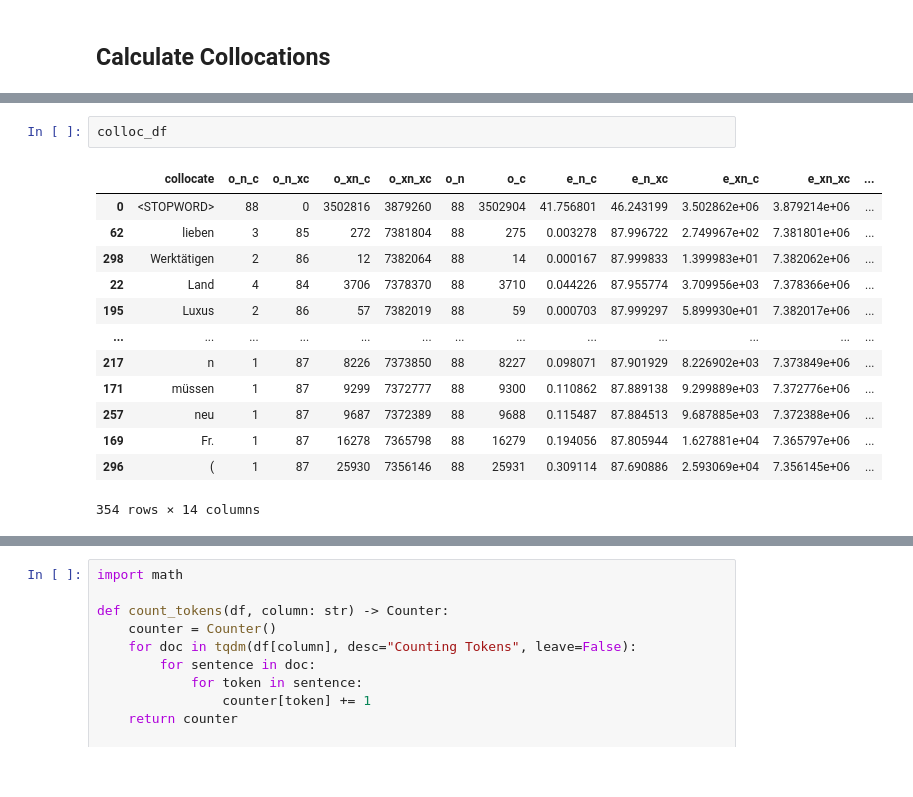
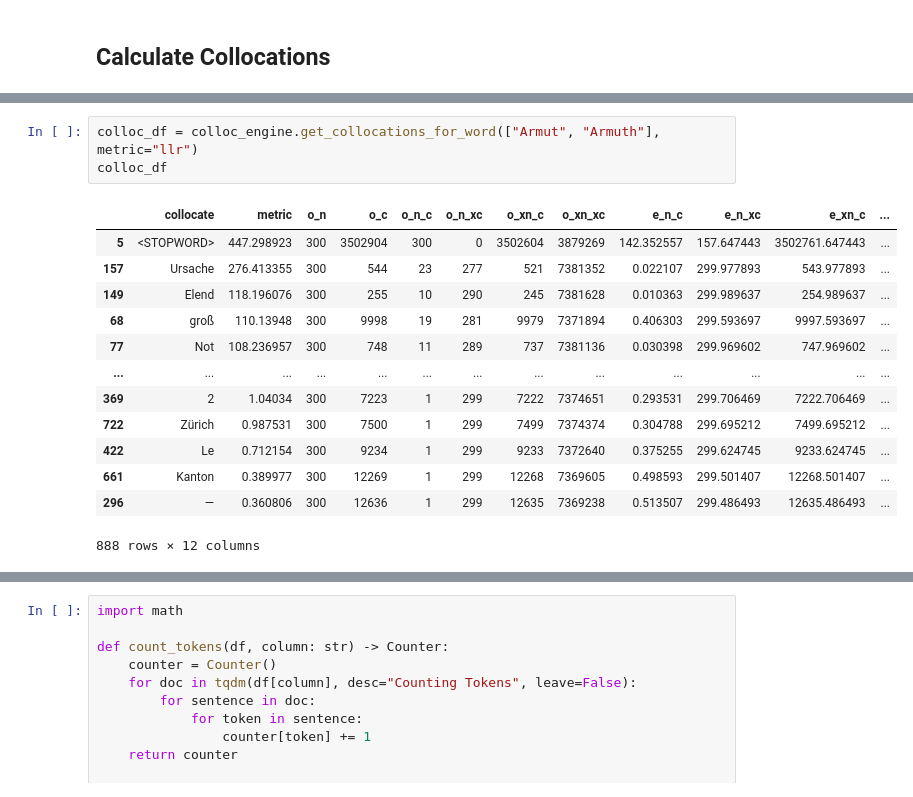
Before and after one commit to zentralbibliothek-zuerich/zblab-summerschool-2026, a Jupyter notebook: notebooks/03_frequency_and_keyness.ipynb, the cells around one changed output, grey strips where cells are left out. Cells and saved outputs as stored; diff of their text form.

Commit message:
Added Collocational Analysis

```diff
--- a/notebooks/03_frequency_and_keyness.ipynb
+++ b/notebooks/03_frequency_and_keyness.ipynb
@@ -455,19 +462,20 @@ Error computing log ratio for collocate 'Parallelität' with node 'Wohlstand':
 # %%
+colloc_df = colloc_engine.get_collocations_for_word(["Armut", "Armuth"], metric="llr")
 colloc_df
 # %% [output]
-|  | collocate | o_n_c | o_n_xc | o_xn_c | o_xn_xc | o_n | o_c | e_n_c | e_n_xc | e_xn_c | e_xn_xc | ... |
-| 0 | <STOPWORD> | 88 | 0 | 3502816 | 3879260 | 88 | 3502904 | 41.756801 | 46.243199 | 3.502862e+06 | 3.879214e+06 | ... |
-| 62 | lieben | 3 | 85 | 272 | 7381804 | 88 | 275 | 0.003278 | 87.996722 | 2.749967e+02 | 7.381801e+06 | ... |
-| 298 | Werktätigen | 2 | 86 | 12 | 7382064 | 88 | 14 | 0.000167 | 87.999833 | 1.399983e+01 | 7.382062e+06 | ... |
-| 22 | Land | 4 | 84 | 3706 | 7378370 | 88 | 3710 | 0.044226 | 87.955774 | 3.709956e+03 | 7.378366e+06 | ... |
-| 195 | Luxus | 2 | 86 | 57 | 7382019 | 88 | 59 | 0.000703 | 87.999297 | 5.899930e+01 | 7.382017e+06 | ... |
+|  | collocate | metric | o_n | o_c | o_n_c | o_n_xc | o_xn_c | o_xn_xc | e_n_c | e_n_xc | e_xn_c | ... |
+| 5 | <STOPWORD> | 447.298923 | 300 | 3502904 | 300 | 0 | 3502604 | 3879269 | 142.352557 | 157.647443 | 3502761.647443 | ... |
+| 157 | Ursache | 276.413355 | 300 | 544 | 23 | 277 | 521 | 7381352 | 0.022107 | 299.977893 | 543.977893 | ... |
+| 149 | Elend | 118.196076 | 300 | 255 | 10 | 290 | 245 | 7381628 | 0.010363 | 299.989637 | 254.989637 | ... |
+| 68 | groß | 110.13948 | 300 | 9998 | 19 | 281 | 9979 | 7371894 | 0.406303 | 299.593697 | 9997.593697 | ... |
+| 77 | Not | 108.236957 | 300 | 748 | 11 | 289 | 737 | 7381136 | 0.030398 | 299.969602 | 747.969602 | ... |
 | ... | ... | ... | ... | ... | ... | ... | ... | ... | ... | ... | ... | ... |
-| 217 | n | 1 | 87 | 8226 | 7373850 | 88 | 8227 | 0.098071 | 87.901929 | 8.226902e+03 | 7.373849e+06 | ... |
-| 171 | müssen | 1 | 87 | 9299 | 7372777 | 88 | 9300 | 0.110862 | 87.889138 | 9.299889e+03 | 7.372776e+06 | ... |
-| 257 | neu | 1 | 87 | 9687 | 7372389 | 88 | 9688 | 0.115487 | 87.884513 | 9.687885e+03 | 7.372388e+06 | ... |
-| 169 | Fr. | 1 | 87 | 16278 | 7365798 | 88 | 16279 | 0.194056 | 87.805944 | 1.627881e+04 | 7.365797e+06 | ... |
-| 296 | ( | 1 | 87 | 25930 | 7356146 | 88 | 25931 | 0.309114 | 87.690886 | 2.593069e+04 | 7.356145e+06 | ... |
+| 369 | 2 | 1.04034 | 300 | 7223 | 1 | 299 | 7222 | 7374651 | 0.293531 | 299.706469 | 7222.706469 | ... |
+| 722 | Zürich | 0.987531 | 300 | 7500 | 1 | 299 | 7499 | 7374374 | 0.304788 | 299.695212 | 7499.695212 | ... |
+| 422 | Le | 0.712154 | 300 | 9234 | 1 | 299 | 9233 | 7372640 | 0.375255 | 299.624745 | 9233.624745 | ... |
+| 661 | Kanton | 0.389977 | 300 | 12269 | 1 | 299 | 12268 | 7369605 | 0.498593 | 299.501407 | 12268.501407 | ... |
+| 296 | — | 0.360806 | 300 | 12636 | 1 | 299 | 12635 | 7369238 | 0.513507 | 299.486493 | 12635.486493 | ... |
-354 rows × 14 columns
+888 rows × 12 columns
 # %%
 df_pre1920 = raw_df[raw_df["year"] < 1920]
 df_post1920 = raw_df[raw_df["year"] >= 1920]
```
Also changed, not shown: parts of 4 cells of this notebook.
